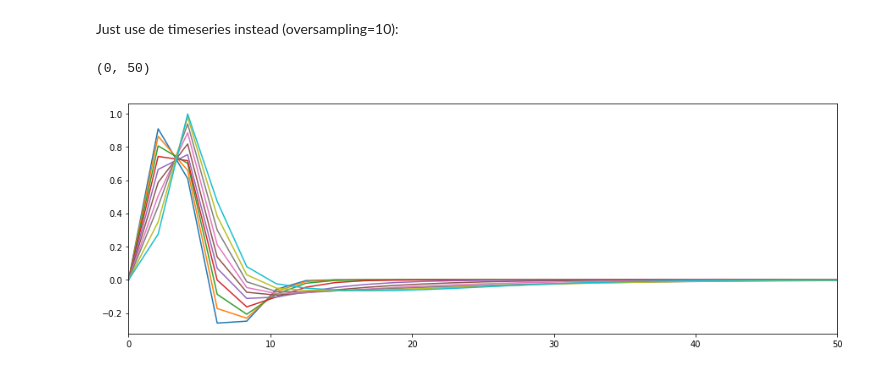
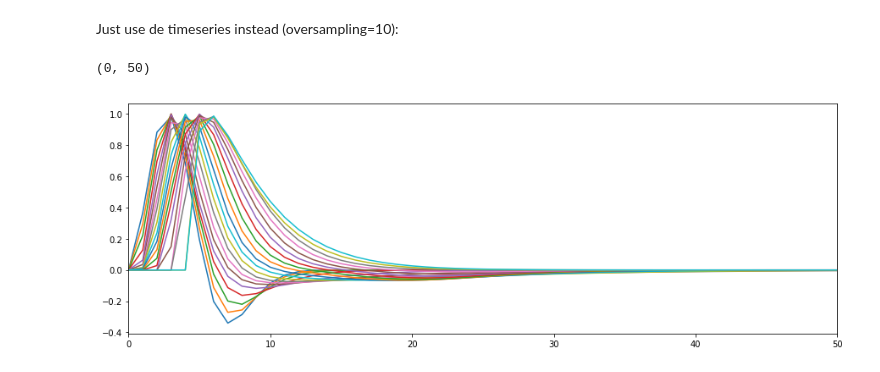
Before and after one commit to lukassnoek/pybest, a Jupyter notebook: notebooks/custom_hrfs.ipynb, the cells around one changed output. Cells and saved outputs as stored; diff of their text form; code cells hidden in the pictures.

```diff
--- a/notebooks/custom_hrfs.ipynb
+++ b/notebooks/custom_hrfs.ipynb
@@ -91,17 +85,17 @@ Just use de timeseries instead (oversampling=10):
 # %%
 from scipy.io import loadmat
 from scipy.interpolate import interp1d
 
 hrf_ts = loadmat('../pybest/data/hrf_ts.mat')['hrf_ts']
 t = np.linspace(0, 50, hrf_ts.shape[0], endpoint=True)
 f = interp1d(t, hrf_ts, axis=0)
-t_low = np.linspace(0, 50, int(50/2))
+t_low = np.linspace(0, 50, 51, endpoint=True)
 hrf_ds = f(t_low)
 
 plt.figure(figsize=(15, 5))
 #plt.plot(t, hrf_ts)
-plt.plot(t_low, hrf_ds[:, :10])
+plt.plot(t_low, hrf_ds)
 plt.xlim(0, 50)
 # %% [output]
 (0, 50)
-[figure, old version]
+[figure, new version]
```
Also changed, not shown: parts of 5 cells of this notebook, 6 other files.
